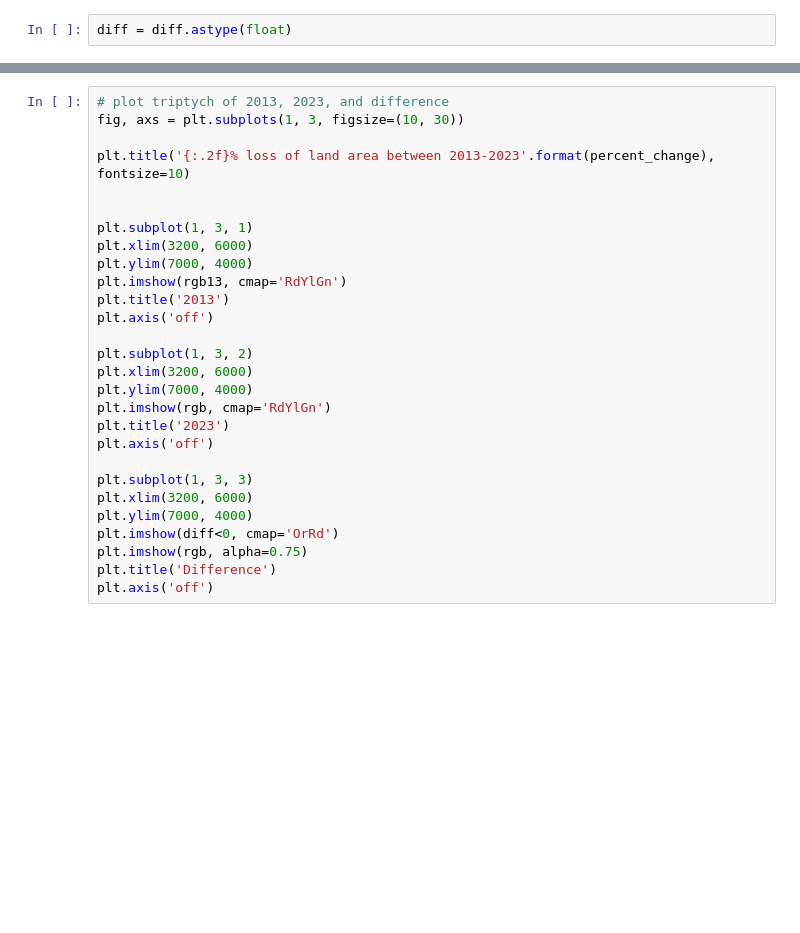
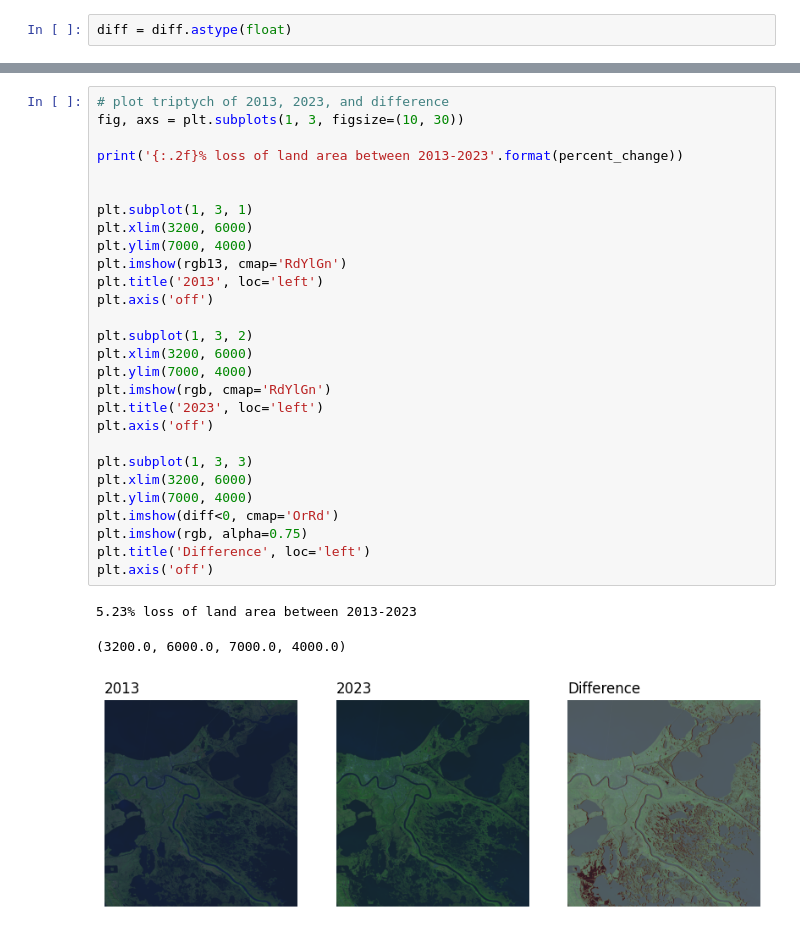
Before and after one commit to mariogiampieri/raster-analysis, a Jupyter notebook: raster_analysis.ipynb, the cells around one changed output, grey strips where cells are left out. Cells and saved outputs as stored; diff of their text form; blank space fills up the shorter version.

```diff
--- a/raster_analysis.ipynb
+++ b/raster_analysis.ipynb
@@ -165,28 +191,32 @@ plt.figure(figsize=(10, 10))
 # %%
 # plot triptych of 2013, 2023, and difference
 fig, axs = plt.subplots(1, 3, figsize=(10, 30))
 
-plt.title('{:.2f}% loss of land area between 2013-2023'.format(percent_change), fontsize=10)
+print('{:.2f}% loss of land area between 2013-2023'.format(percent_change))
 
 
 plt.subplot(1, 3, 1)
 plt.xlim(3200, 6000)
 plt.ylim(7000, 4000)
 plt.imshow(rgb13, cmap='RdYlGn')
-plt.title('2013')
+plt.title('2013', loc='left')
 plt.axis('off')
 
 plt.subplot(1, 3, 2)
 plt.xlim(3200, 6000)
 plt.ylim(7000, 4000)
 plt.imshow(rgb, cmap='RdYlGn')
-plt.title('2023')
+plt.title('2023', loc='left')
 plt.axis('off')
 
 plt.subplot(1, 3, 3)
 plt.xlim(3200, 6000)
 plt.ylim(7000, 4000)
 plt.imshow(diff<0, cmap='OrRd')
 plt.imshow(rgb, alpha=0.75)
-plt.title('Difference')
+plt.title('Difference', loc='left')
 plt.axis('off')
+# %% [output]
+5.23% loss of land area between 2013-2023
+(3200.0, 6000.0, 7000.0, 4000.0)
+[figure, added]
```
Also changed, not shown: parts of 8 cells of this notebook, 1 other file.
